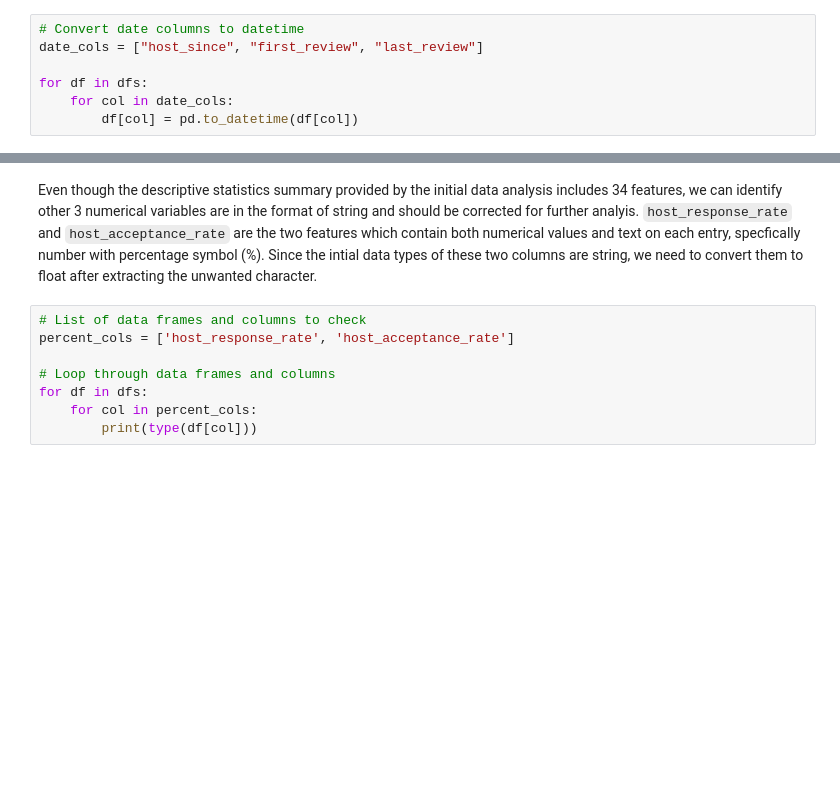
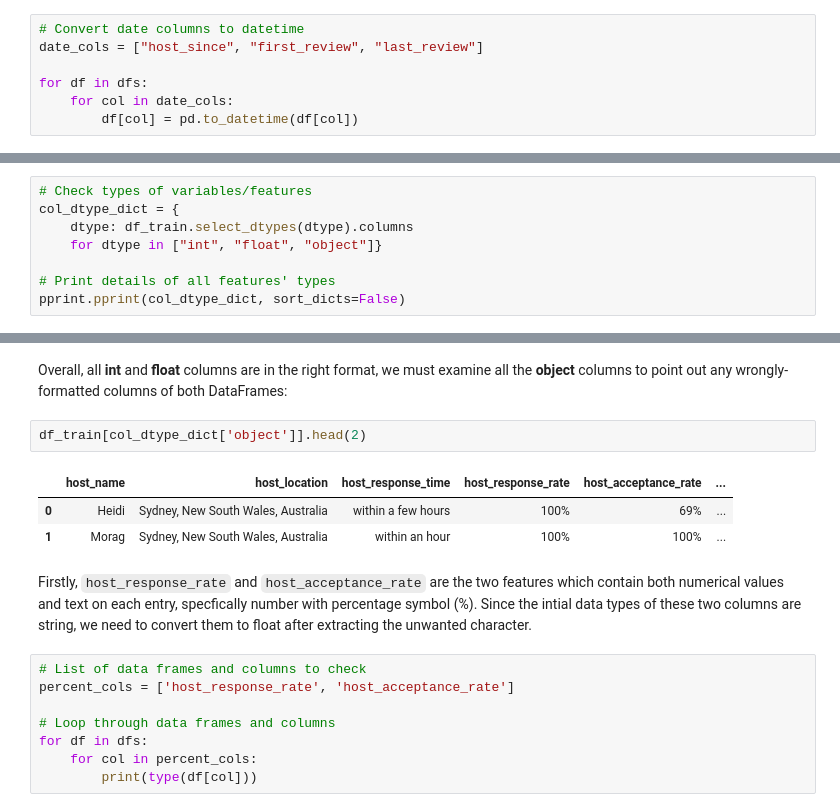
Before and after one commit to ethanaire/Sydney-Airbnb-prices-prediction, a Jupyter notebook: notebooks/02_data_cleaning.ipynb, the cells around one changed output, grey strips where cells are left out. Cells and saved outputs as stored; diff of their text form; blank space fills up the shorter version.

```diff
--- a/notebooks/02_data_cleaning.ipynb
+++ b/notebooks/02_data_cleaning.ipynb
@@ -57,0 +59,8 @@ for df in dfs:
+# %%
+# Check types of variables/features
+col_dtype_dict = {
+    dtype: df_train.select_dtypes(dtype).columns
+    for dtype in ["int", "float", "object"]}
+
+# Print details of all features' types
+pprint.pprint(col_dtype_dict, sort_dicts=False)
@@ -58,5 +85,13 @@ for df in dfs:
+# %% [markdown]
+Overall, all **int** and **float** columns are in the right format, we must examine all the **object** columns to point out any wrongly-formatted columns of both DataFrames:
+# %%
+df_train[col_dtype_dict['object']].head(2)
+# %% [output]
+|  | host_name | host_location | host_response_time | host_response_rate | host_acceptance_rate | ... |
+| 0 | Heidi | Sydney, New South Wales, Australia | within a few hours | 100% | 69% | ... |
+| 1 | Morag | Sydney, New South Wales, Australia | within an hour | 100% | 100% | ... |
 # %% [markdown]
-Even though the descriptive statistics summary provided by the initial data analysis includes 34 features, we can identify other 3 numerical variables are in the format of string and should be corrected for further analyis. `host_response_rate` and `host_acceptance_rate` are the two features which contain both numerical values and text on each entry, specfically number with percentage symbol (%). Since the intial data types of these two columns are string, we need to convert them to float after extracting the unwanted character.
+Firstly, `host_response_rate` and `host_acceptance_rate` are the two features which contain both numerical values and text on each entry, specfically number with percentage symbol (%). Since the intial data types of these two columns are string, we need to convert them to float after extracting the unwanted character.
 # %%
 # List of data frames and columns to check
 percent_cols = ['host_response_rate', 'host_acceptance_rate']
```
Also changed, not shown: parts of 10 cells of this notebook.
